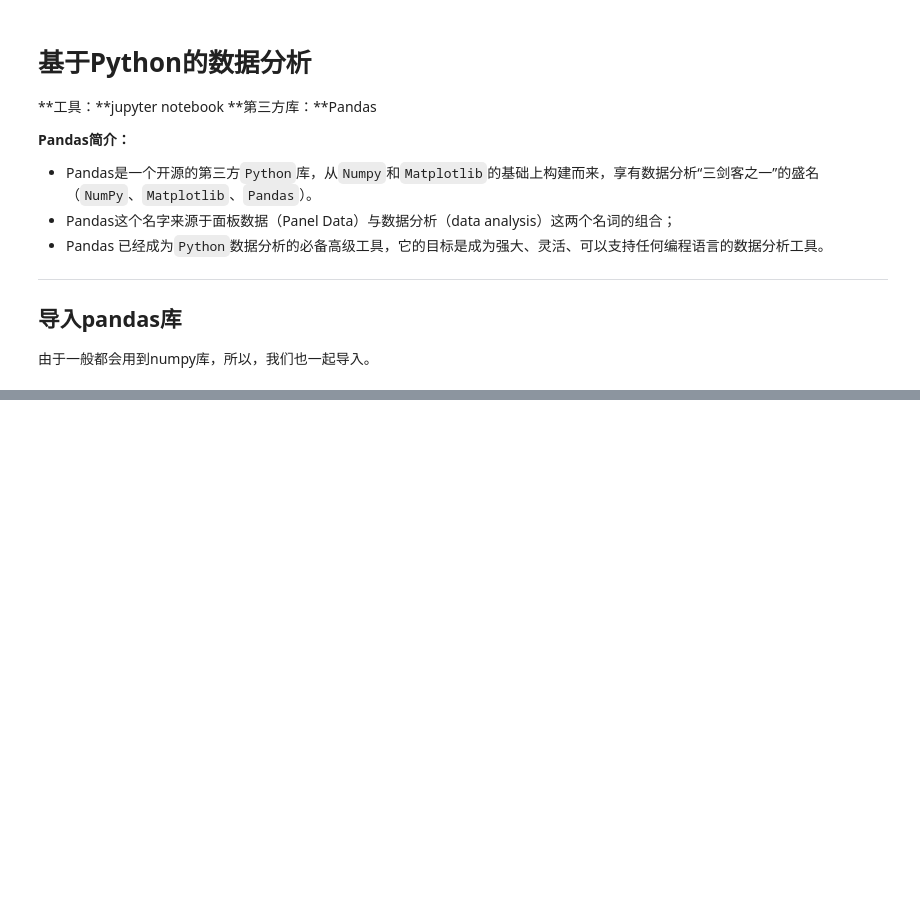
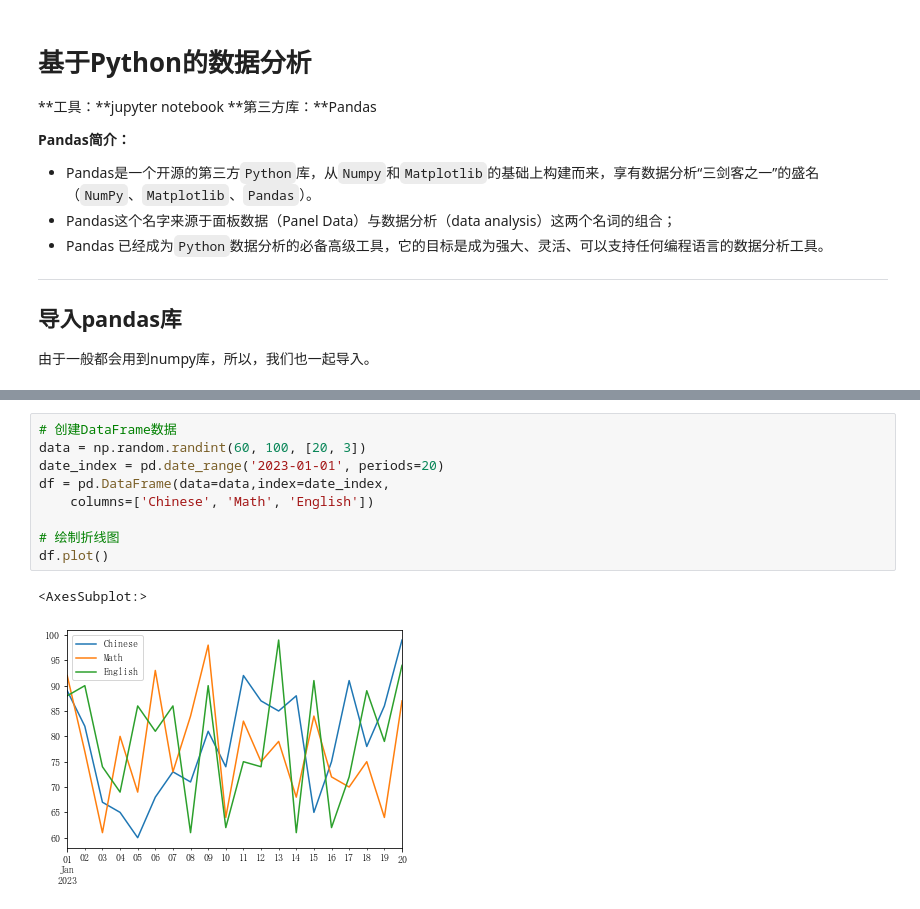
Before and after one commit to EchoBoyhub/iPython, a Jupyter notebook: 10_数据可视化.ipynb, the cells around one changed output, grey strips where cells are left out. Drawn from its saved outputs; the diff is of its cells as text; blank space fills up the shorter version.

```diff
--- a/10_数据可视化.ipynb
+++ b/10_数据可视化.ipynb
@@ -17,0 +73,12 @@ import numpy as np   # 导入numpy库
+# %%
+# 创建DataFrame数据
+data = np.random.randint(60, 100, [20, 3])
+date_index = pd.date_range('2023-01-01', periods=20)
+df = pd.DataFrame(data=data,index=date_index,
+    columns=['Chinese', 'Math', 'English'])
+
+# 绘制折线图
+df.plot()
+# %% [output]
+<AxesSubplot:>
+[figure, added]
```
Also changed, not shown: parts of 23 cells of this notebook.
